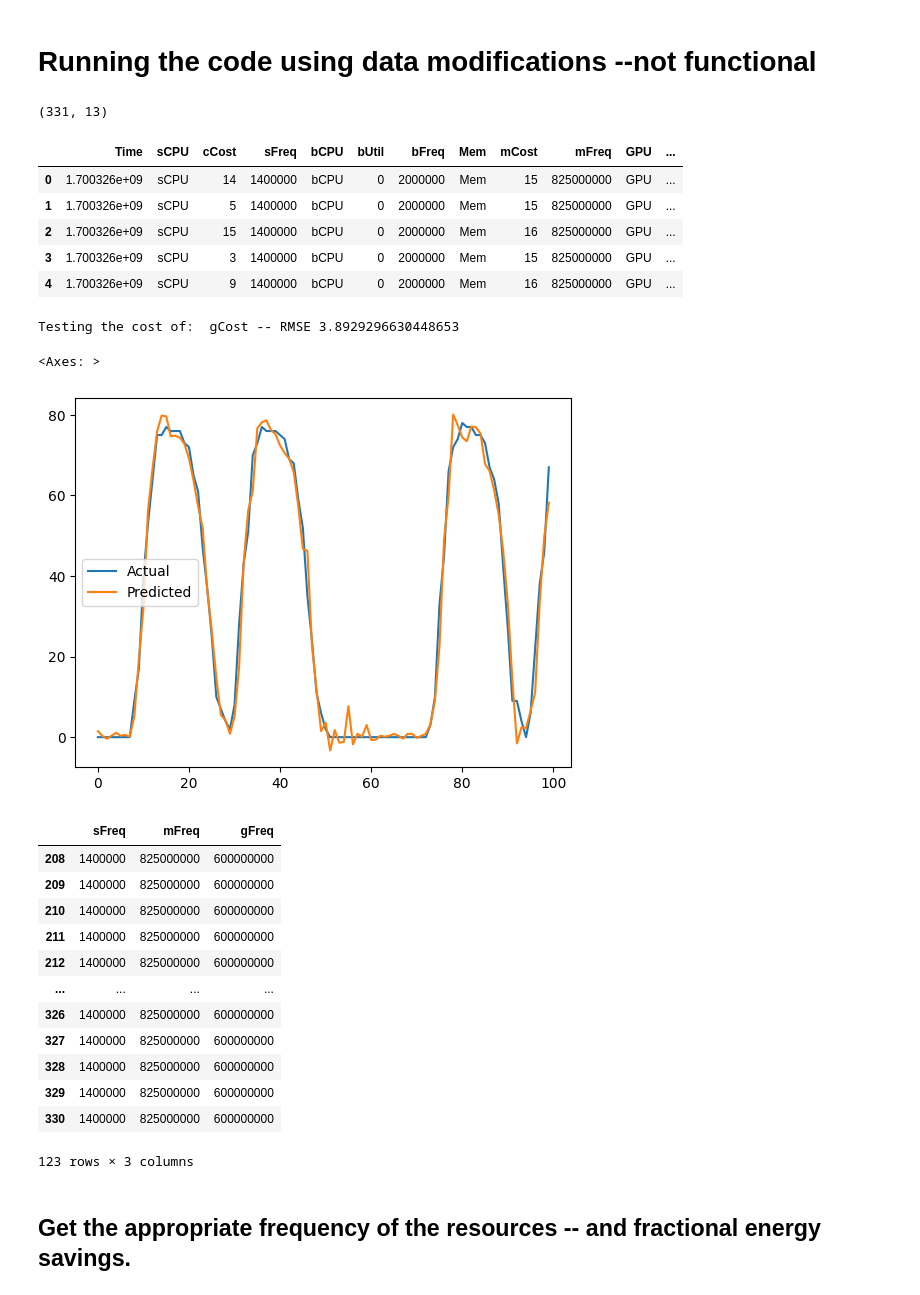
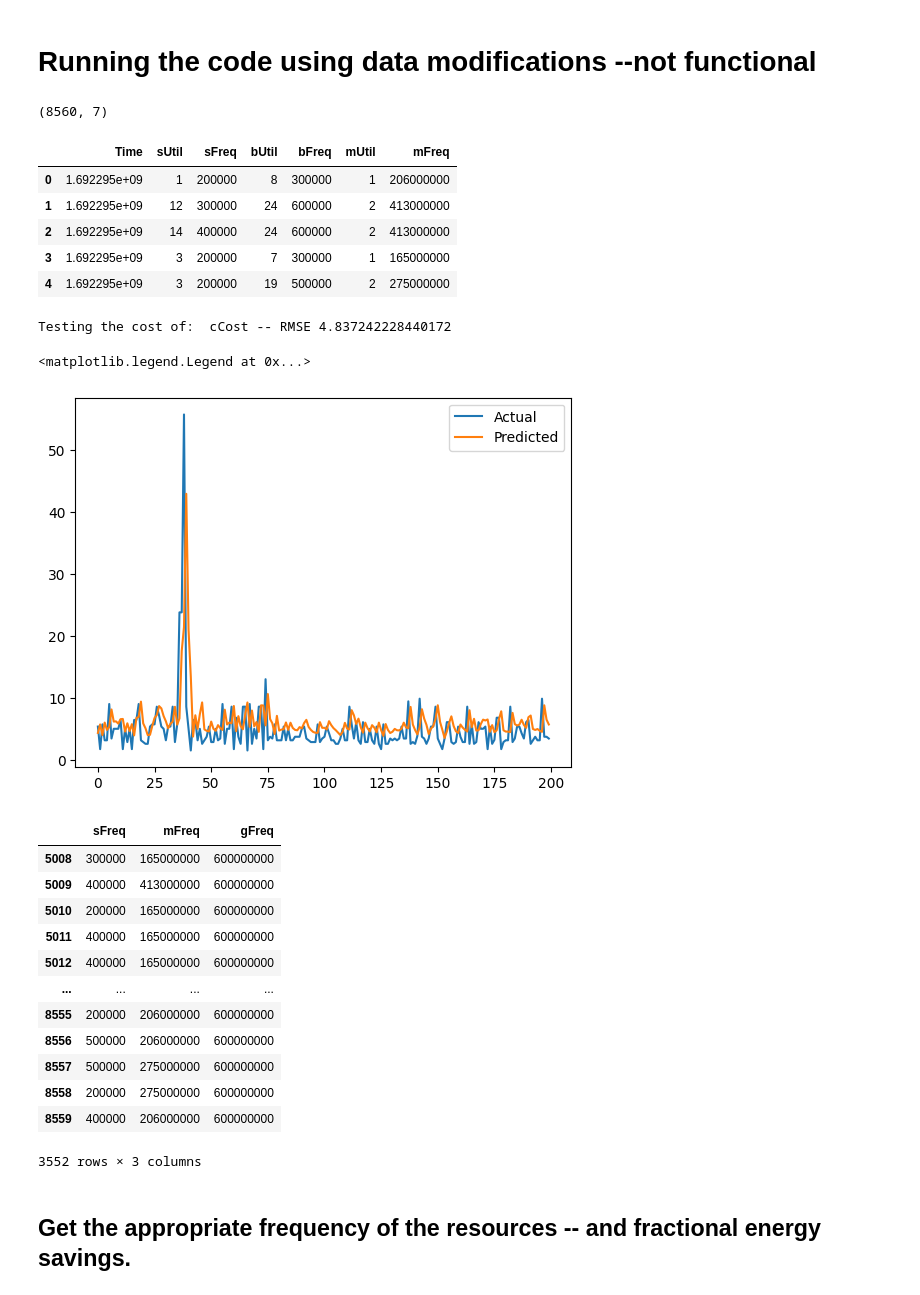
Before and after one commit to dipayan2/ARMAModel, a Jupyter notebook: PredictiveRun.ipynb, the cells around one changed output. Drawn from its saved outputs; the diff is of its cells as text; code cells hidden in the pictures.

```diff
--- a/PredictiveRun.ipynb
+++ b/PredictiveRun.ipynb
@@ -248,20 +256,20 @@ def rmse(predictions, targets):
 ## Some global variable setting
 shiftAR = 8
 shiftARX = 3
-trainIDX = 200
-testIDX = 200
+trainIDX = 5000
+testIDX = 5000
 N_CLUST = 5
 cFreq = 'sFreq'
 mFreq = 'mFreq'
 gFreq = 'gFreq'
 
-endog = 'gCost'
-exog = 'cCost'
-exog1 = 'mCost'
-rFreq = gFreq
+endog = 'cCost'
+exog = 'mCost'
+exog1 = 'gCost'
+rFreq = cFreq
 
 ### Test values IDX
-TestIDX = 100 # How many steps to run
+TestIDX = 200 # How many steps to run
 ## Is there any other things.... to do
 freq_dict = {}
 freq_dict['gFreq'] = [177000000,266000000,350000000,420000000,480000000,600000000]
@@ -270,25 +278,25 @@ freq_dict['sFreq'] = [200000,300000,400000,500000,600000,700000,800000,900000,10
 # %%
 ## Getting the data ready for test train split and bucnch of experiments
 # complete_data = pd.read_csv('UtilTRNS.csv')
-complete_data = pd.read_csv('UtilCopy.csv')
-# complete_data = pd.read_csv('./UtilTestFinal')
+# complete_data = pd.read_csv('UtilCopy.csv')
+complete_data = pd.read_csv('./UtilTestFinal')
 print(complete_data.shape)
 complete_data.head()
 # %% [output]
-(331, 13)
+(8560, 7)
-|  | Time | sCPU | cCost | sFreq | bCPU | bUtil | bFreq | Mem | mCost | mFreq | GPU | ... |
-| 0 | 1.700326e+09 | sCPU | 14 | 1400000 | bCPU | 0 | 2000000 | Mem | 15 | 825000000 | GPU | ... |
-| 1 | 1.700326e+09 | sCPU | 5 | 1400000 | bCPU | 0 | 2000000 | Mem | 15 | 825000000 | GPU | ... |
-| 2 | 1.700326e+09 | sCPU | 15 | 1400000 | bCPU | 0 | 2000000 | Mem | 16 | 825000000 | GPU | ... |
-| 3 | 1.700326e+09 | sCPU | 3 | 1400000 | bCPU | 0 | 2000000 | Mem | 15 | 825000000 | GPU | ... |
-| 4 | 1.700326e+09 | sCPU | 9 | 1400000 | bCPU | 0 | 2000000 | Mem | 16 | 825000000 | GPU | ... |
+|  | Time | sUtil | sFreq | bUtil | bFreq | mUtil | mFreq |
+| 0 | 1.692295e+09 | 1 | 200000 | 8 | 300000 | 1 | 206000000 |
+| 1 | 1.692295e+09 | 12 | 300000 | 24 | 600000 | 2 | 413000000 |
+| 2 | 1.692295e+09 | 14 | 400000 | 24 | 600000 | 2 | 413000000 |
+| 3 | 1.692295e+09 | 3 | 200000 | 7 | 300000 | 1 | 165000000 |
+| 4 | 1.692295e+09 | 3 | 200000 | 19 | 500000 | 2 | 275000000 |
 # %%
-# # For utilTestFinal
-# complete_data['cCost'] =  complete_data['bUtil']*complete_data['bFreq']/1400000
-# complete_data['mCost'] = complete_data['mUtil']*complete_data['mFreq']/825000000
+# For utilTestFinal
+complete_data['cCost'] =  complete_data['bUtil']*complete_data['bFreq']/1400000
+complete_data['mCost'] = complete_data['mUtil']*complete_data['mFreq']/825000000
 # print(max(complete_data['mCost']))
-# complete_data['gCost'] = 0
-# complete_data['gFreq'] = 600000000
+complete_data['gCost'] = 0
+complete_data['gFreq'] = 600000000
 # %%
 ## Getting only the relevant columns
 data_df = pd.DataFrame()
@@ -324,54 +332,54 @@ x_train = train_df.iloc[:,1:].to_numpy()
 y_test = test_df.iloc[:,0].to_numpy()
 x_test = test_df.iloc[:,1:].to_numpy()
 ####### Trainign the data
 cluster_center,prob = train_Cluster(x_train[:,:],n_cluster = N_CLUST)  #Cluster Indices
 
 ## Train the model
 model = []
 for i in range(N_CLUST):
     out_model = simple_train(y_train,x_train,weight = prob[i,:])
     model.append(out_model)
 
 ######## Testing the results
 
 yPred = [ 0 for i in range(N_CLUST)]
 probPred = getCluster(x_test[:TestIDX], cluster_center)
 
 ## Test the values
 for i in range(N_CLUST):
     y_t = simple_test(model[i],x_test[:TestIDX], y_test[:TestIDX])
     yPred[i] = np.array(probPred[i,:])*np.array(y_t)
 
 y_target = sum(yPred)
 y_out = y_test[:TestIDX]
 print("Testing the cost of: ", endog, "-- RMSE", rmse(y_out,y_target))
 # Plot the results
 df_plot = pd.DataFrame()
 df_plot['Actual'] = y_out
 df_plot['Predicted'] = y_target
-df_plot[['Actual','Predicted']].plot()
-
+ax = df_plot[['Actual','Predicted']].plot()
+ax.legend(bbox_to_anchor=(1.0, 1.0))
 #### Done
 # %% [output]
-Testing the cost of:  gCost -- RMSE 3.8929296630448653
+Testing the cost of:  cCost -- RMSE 4.837242228440172
-<Axes: >
+<matplotlib.legend.Legend at 0x...>
-[figure, old version]
+[figure, new version]
 # %%
 test_freq_df[[cFreq,mFreq,gFreq]] # This is how you get the frequency of the expected value of the test data
 # %% [output]
 |  | sFreq | mFreq | gFreq |
-| 208 | 1400000 | 825000000 | 600000000 |
-| 209 | 1400000 | 825000000 | 600000000 |
-| 210 | 1400000 | 825000000 | 600000000 |
-| 211 | 1400000 | 825000000 | 600000000 |
-| 212 | 1400000 | 825000000 | 600000000 |
+| 5008 | 300000 | 165000000 | 600000000 |
+| 5009 | 400000 | 413000000 | 600000000 |
+| 5010 | 200000 | 165000000 | 600000000 |
+| 5011 | 400000 | 165000000 | 600000000 |
+| 5012 | 400000 | 165000000 | 600000000 |
 | ... | ... | ... | ... |
-| 326 | 1400000 | 825000000 | 600000000 |
-| 327 | 1400000 | 825000000 | 600000000 |
-| 328 | 1400000 | 825000000 | 600000000 |
-| 329 | 1400000 | 825000000 | 600000000 |
-| 330 | 1400000 | 825000000 | 600000000 |
+| 8555 | 200000 | 206000000 | 600000000 |
+| 8556 | 500000 | 206000000 | 600000000 |
+| 8557 | 500000 | 275000000 | 600000000 |
+| 8558 | 200000 | 275000000 | 600000000 |
+| 8559 | 400000 | 206000000 | 600000000 |
-123 rows × 3 columns
+3552 rows × 3 columns
 # %%
 Y_pred = y_target
 Y_act = y_out
```
Also changed, not shown: parts of 6 cells of this notebook.
